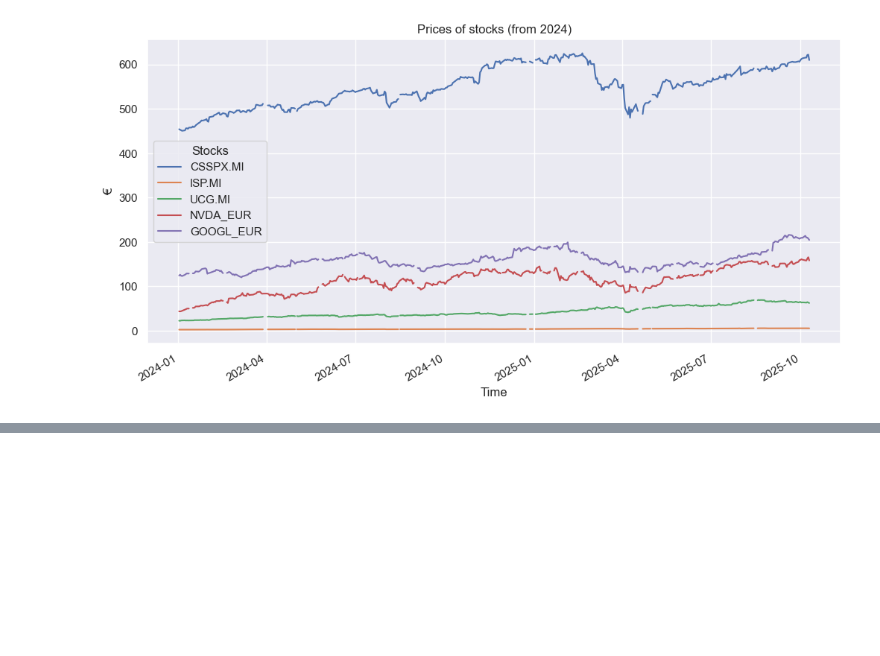
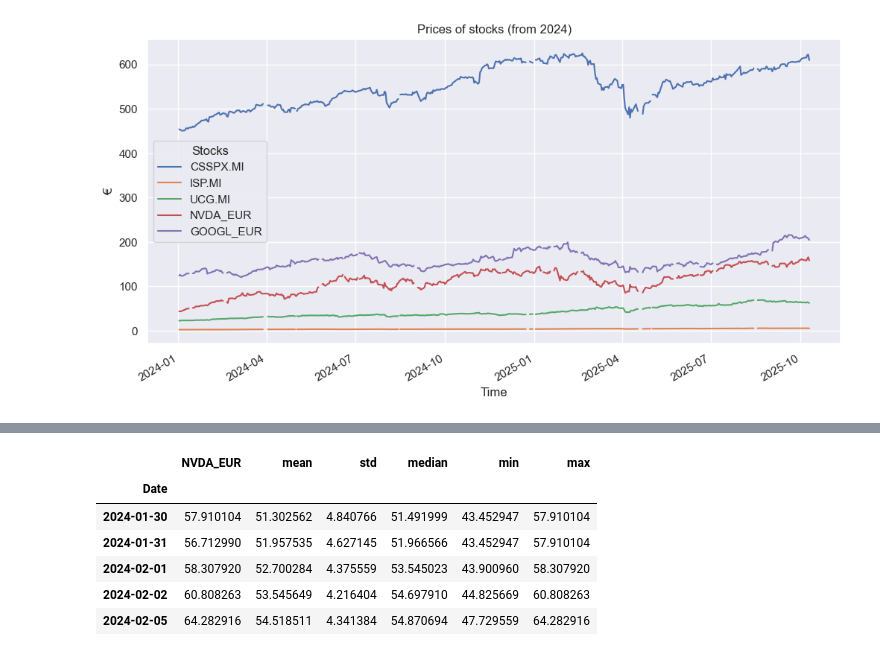
Before and after one commit to luigiselmi/finstat, a Jupyter notebook: experiments/experimental_portfolio.ipynb, the cells around one changed output, grey strips where cells are left out. Saved outputs shown, nothing was run; the diff lists cells and outputs as text; code cells hidden in the pictures; blank space fills up the shorter version.

```diff
--- a/experiments/experimental_portfolio.ipynb
+++ b/experiments/experimental_portfolio.ipynb
@@ -188,0 +206,16 @@ plt.show()
+# %%
+window = 20
+nvda_eur['mean'] = nvda_eur[sym].rolling(window=window).mean()
+nvda_eur['std'] = nvda_eur[sym].rolling(window=window).std()
+nvda_eur['median'] = nvda_eur[sym].rolling(window=window).median()
+nvda_eur['min'] = nvda_eur[sym].rolling(window=window).min()
+nvda_eur['max'] = nvda_eur[sym].rolling(window=window).max()
+nvda_eur.dropna().head()
+# %% [output]
+|  | NVDA_EUR | mean | std | median | min | max |
+| Date |  |  |  |  |  |  |
+| 2024-01-30 | 57.910104 | 51.302562 | 4.840766 | 51.491999 | 43.452947 | 57.910104 |
+| 2024-01-31 | 56.712990 | 51.957535 | 4.627145 | 51.966566 | 43.452947 | 57.910104 |
+| 2024-02-01 | 58.307920 | 52.700284 | 4.375559 | 53.545023 | 43.900960 | 58.307920 |
+| 2024-02-02 | 60.808263 | 53.545649 | 4.216404 | 54.697910 | 44.825669 | 60.808263 |
+| 2024-02-05 | 64.282916 | 54.518511 | 4.341384 | 54.870694 | 47.729559 | 64.282916 |
```
Also changed, not shown: parts of 10 cells of this notebook.
